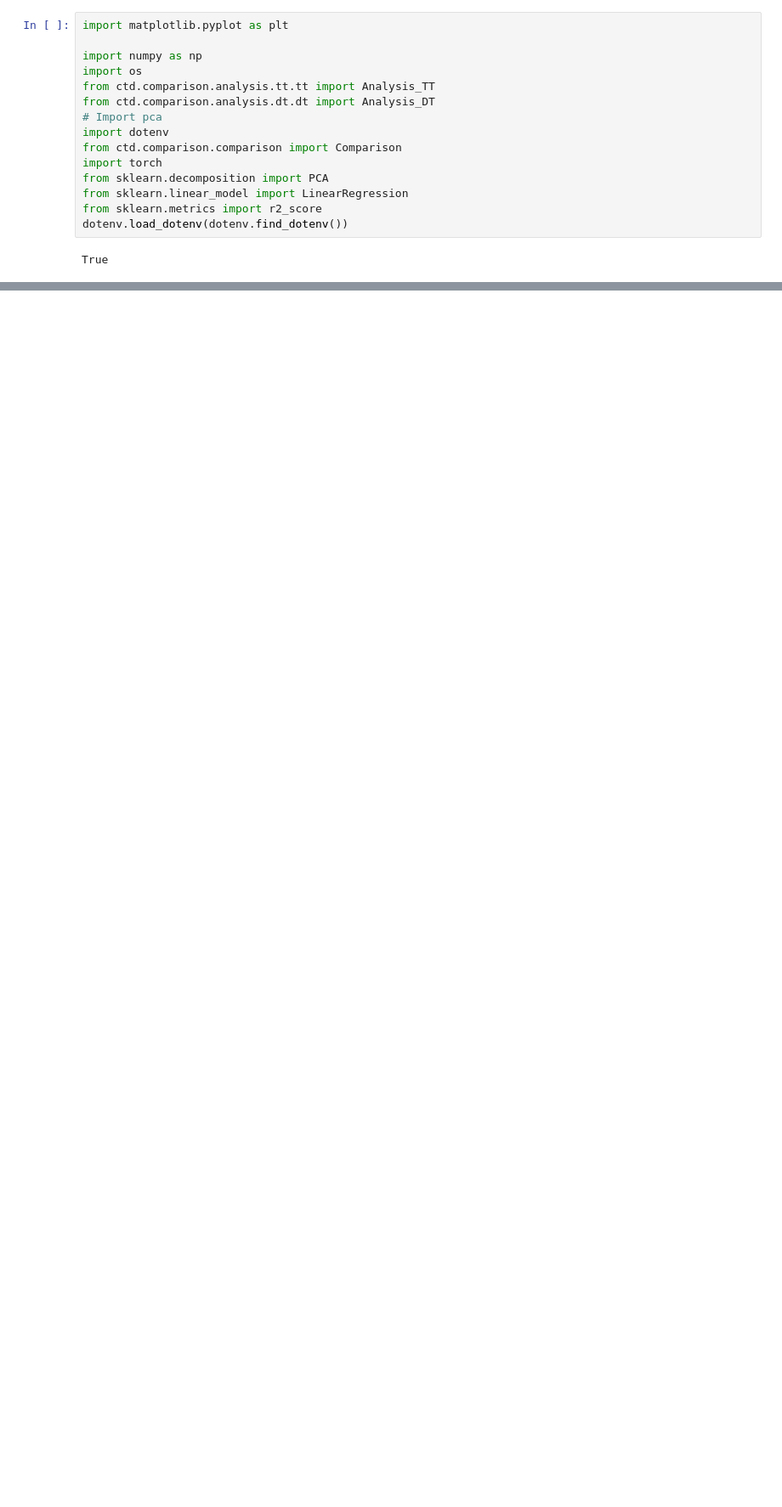
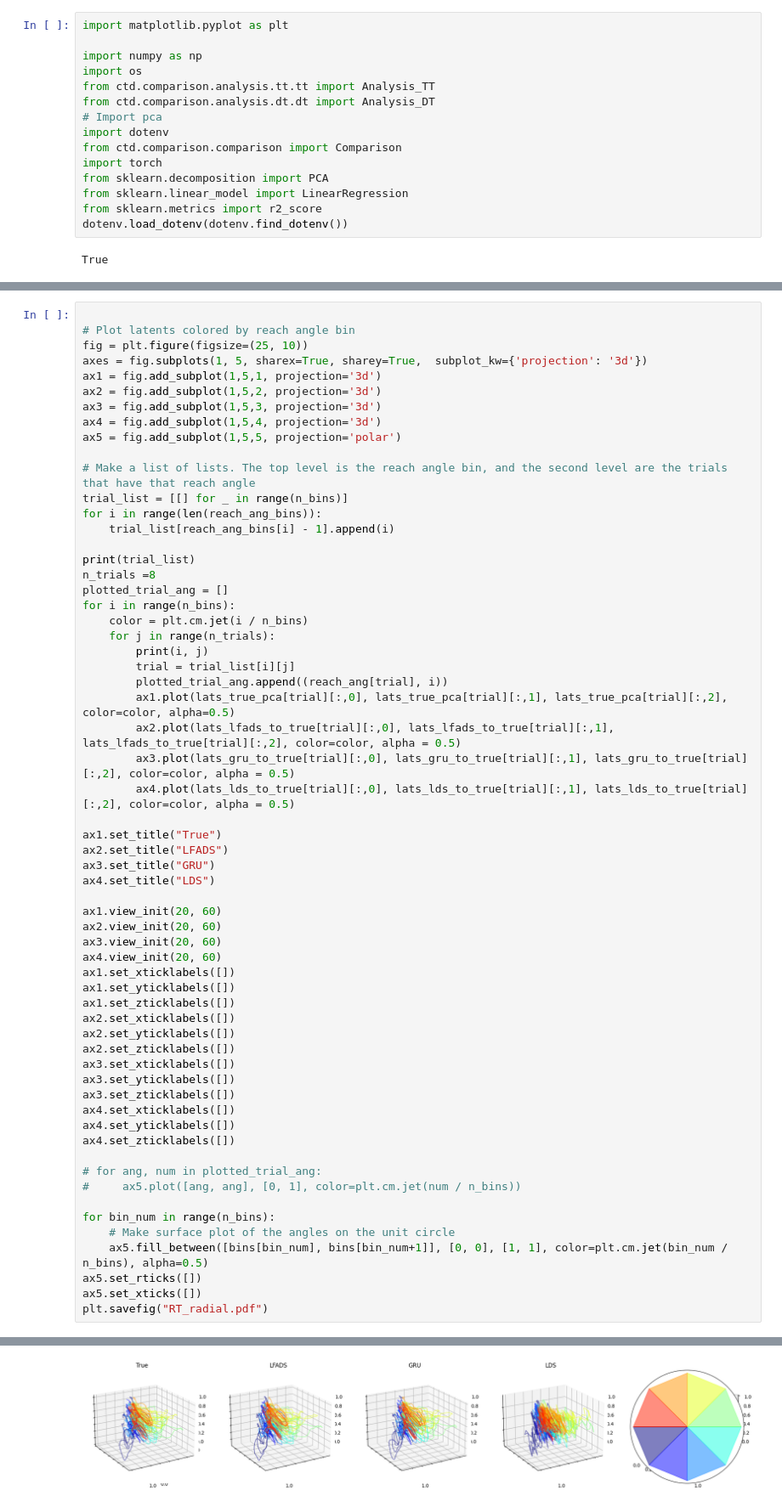
Before and after one commit to snel-repo/ComputationThruDynamicsBenchmark, a Jupyter notebook: examples/figures/canonical/CanonicalDatasetPerf.ipynb, the cells around one changed output, grey strips where cells are left out. Shown at 85% size. Drawn from its saved outputs; the diff is of its cells as text; blank space fills up the shorter version.

```diff
--- a/examples/figures/canonical/CanonicalDatasetPerf.ipynb
+++ b/examples/figures/canonical/CanonicalDatasetPerf.ipynb
@@ -362,0 +459,62 @@ plot_model_fps(gru_fps, q_thresh = 4e-7)
+# %%
+
+# Plot latents colored by reach angle bin
+fig = plt.figure(figsize=(25, 10))
+axes = fig.subplots(1, 5, sharex=True, sharey=True,  subplot_kw={'projection': '3d'})
+ax1 = fig.add_subplot(1,5,1, projection='3d')
+ax2 = fig.add_subplot(1,5,2, projection='3d')
+ax3 = fig.add_subplot(1,5,3, projection='3d')
+ax4 = fig.add_subplot(1,5,4, projection='3d')
+ax5 = fig.add_subplot(1,5,5, projection='polar')
+
+# Make a list of lists. The top level is the reach angle bin, and the second level are the trials that have that reach angle
+trial_list = [[] for _ in range(n_bins)]
+for i in range(len(reach_ang_bins)):
+    trial_list[reach_ang_bins[i] - 1].append(i)
+
+print(trial_list)
+n_trials =8
+plotted_trial_ang = []
+for i in range(n_bins):
+    color = plt.cm.jet(i / n_bins)
+    for j in range(n_trials):
+        print(i, j)
+        trial = trial_list[i][j]
+        plotted_trial_ang.append((reach_ang[trial], i))
+        ax1.plot(lats_true_pca[trial][:,0], lats_true_pca[trial][:,1], lats_true_pca[trial][:,2], color=color, alpha=0.5)
+        ax2.plot(lats_lfads_to_true[trial][:,0], lats_lfads_to_true[trial][:,1], lats_lfads_to_true[trial][:,2], color=color, alpha = 0.5)
+        ax3.plot(lats_gru_to_true[trial][:,0], lats_gru_to_true[trial][:,1], lats_gru_to_true[trial][:,2], color=color, alpha = 0.5)
+        ax4.plot(lats_lds_to_true[trial][:,0], lats_lds_to_true[trial][:,1], lats_lds_to_true[trial][:,2], color=color, alpha = 0.5)
+
+ax1.set_title("True")
+ax2.set_title("LFADS")
+ax3.set_title("GRU")
+ax4.set_title("LDS")
+
+ax1.view_init(20, 60)
+ax2.view_init(20, 60)
+ax3.view_init(20, 60)
+ax4.view_init(20, 60)
+ax1.set_xticklabels([])
+ax1.set_yticklabels([])
+ax1.set_zticklabels([])
+ax2.set_xticklabels([])
+ax2.set_yticklabels([])
+ax2.set_zticklabels([])
+ax3.set_xticklabels([])
+ax3.set_yticklabels([])
+ax3.set_zticklabels([])
+ax4.set_xticklabels([])
+ax4.set_yticklabels([])
+ax4.set_zticklabels([])
+
+# for ang, num in plotted_trial_ang:
+#     ax5.plot([ang, ang], [0, 1], color=plt.cm.jet(num / n_bins))
+
+for bin_num in range(n_bins):
+    # Make surface plot of the angles on the unit circle
+    ax5.fill_between([bins[bin_num], bins[bin_num+1]], [0, 0], [1, 1], color=plt.cm.jet(bin_num / n_bins), alpha=0.5)
+ax5.set_rticks([])
+ax5.set_xticks([])
+plt.savefig("RT_radial.pdf")
+# %% [output]
@@ -362,0 +538 @@ plot_model_fps(gru_fps, q_thresh = 4e-7)
+[figure, added]
```
Also changed, not shown: parts of 46 cells of this notebook, 9 other files.
